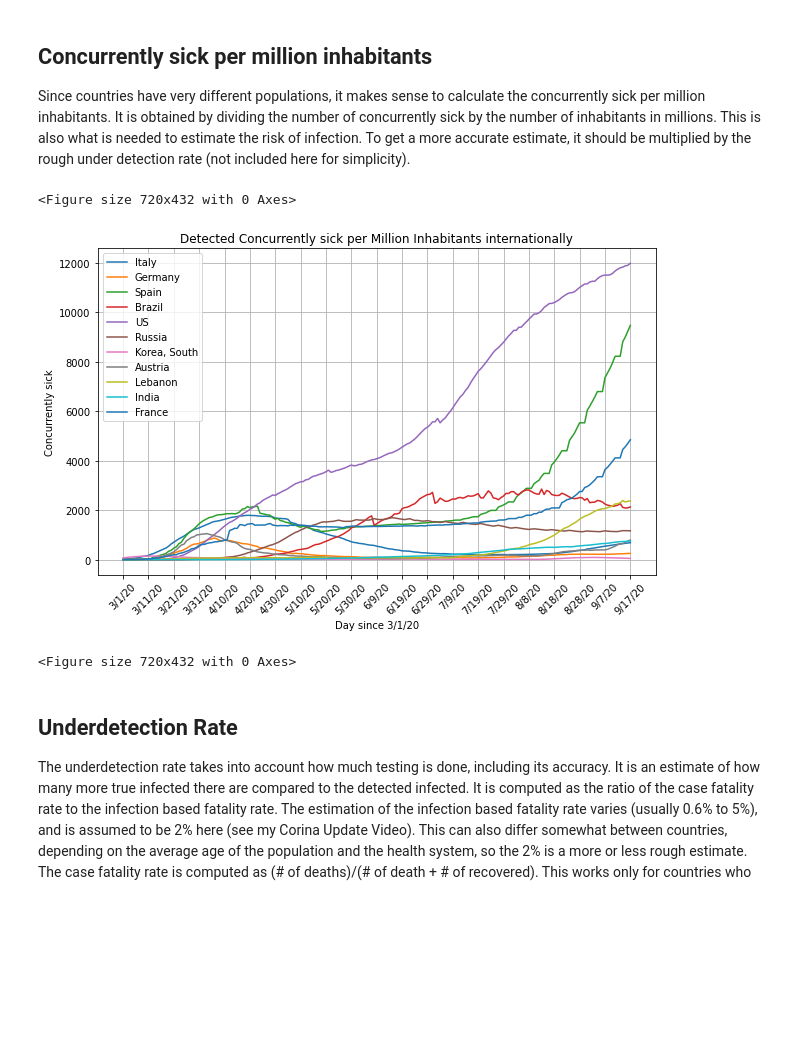
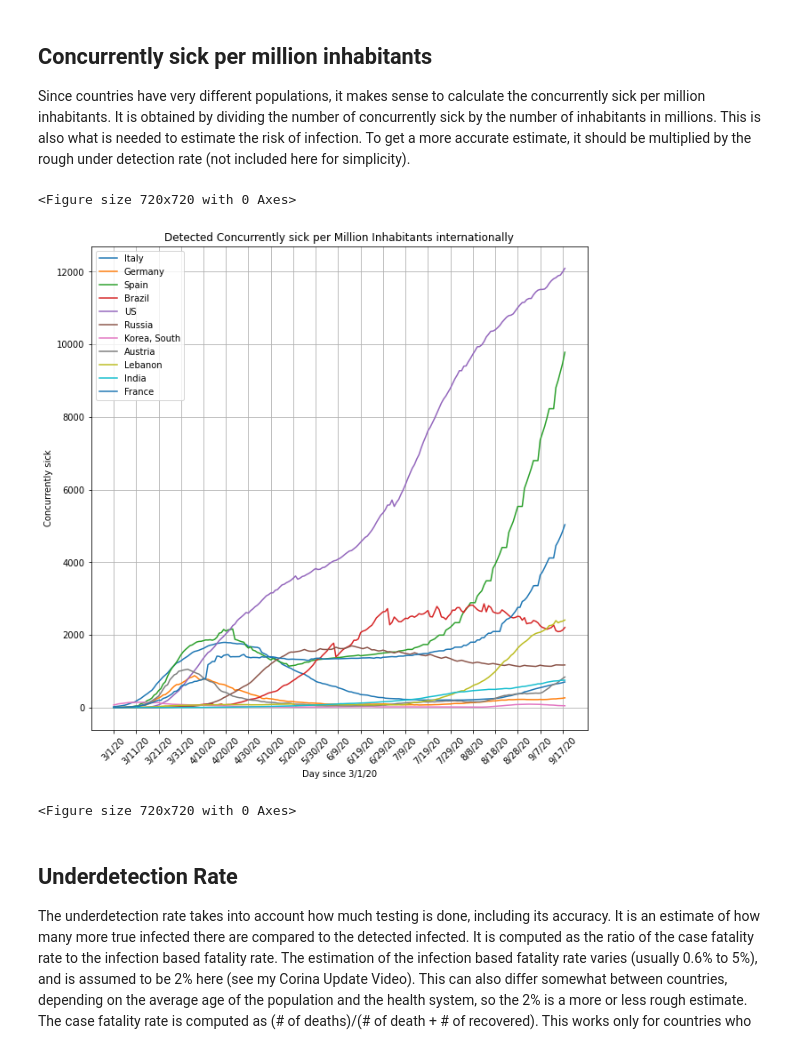
Before and after one commit to TUIlmenauAMS/CoronaComputationPrograms, a Jupyter notebook: coronaconcucrrentlysick.ipynb, the cells around one changed output. Saved outputs shown, nothing was run; the diff lists cells and outputs as text; code cells hidden in the pictures; blank space fills up the shorter version.

```diff
--- a/coronaconcucrrentlysick.ipynb
+++ b/coronaconcucrrentlysick.ipynb
@@ -120,25 +120,25 @@ Since countries have very different populations, it makes sense to calculate the
 It is obtained by dividing the number of concurrently sick by the number of inhabitants in millions.
 This is also what is needed to estimate the risk of infection. To get a more accurate estimate, it should be multiplied by the rough under detection rate (not included here for simplicity).
 # %%
-pylab.rcParams['figure.figsize'] = (10, 6)
+pylab.rcParams['figure.figsize'] = (10, 10)
 #print("concurrentlysick.T.shape", concurrentlysick.T,"population.shape", population)
 fig, ax = plt.subplots(1,1)
 ax.plot(dates,concurrentlysick.T/population)
 ax.set_xticks(np.arange(0,len(dates),10))
 plt.xticks(rotation=45)
 #plt.plot(concurrentlysick.T/population)
 plt.legend(countries)
 plt.xlabel('Day since '+startdate)
 plt.ylabel('Concurrently sick')
 plt.grid()
 plt.title('Detected Concurrently sick per Million Inhabitants internationally')
 #plt.axis([1,31,0, 2])
 #plt.show()
 plt.figure()
 # %% [output]
-<Figure size 720x432 with 0 Axes>
+<Figure size 720x720 with 0 Axes>
-[figure, old version]
+[figure, new version]
-<Figure size 720x432 with 0 Axes>
+<Figure size 720x720 with 0 Axes>
 # %% [markdown]
 ## Underdetection Rate
 
```
Also changed, not shown: parts of 4 cells of this notebook.
